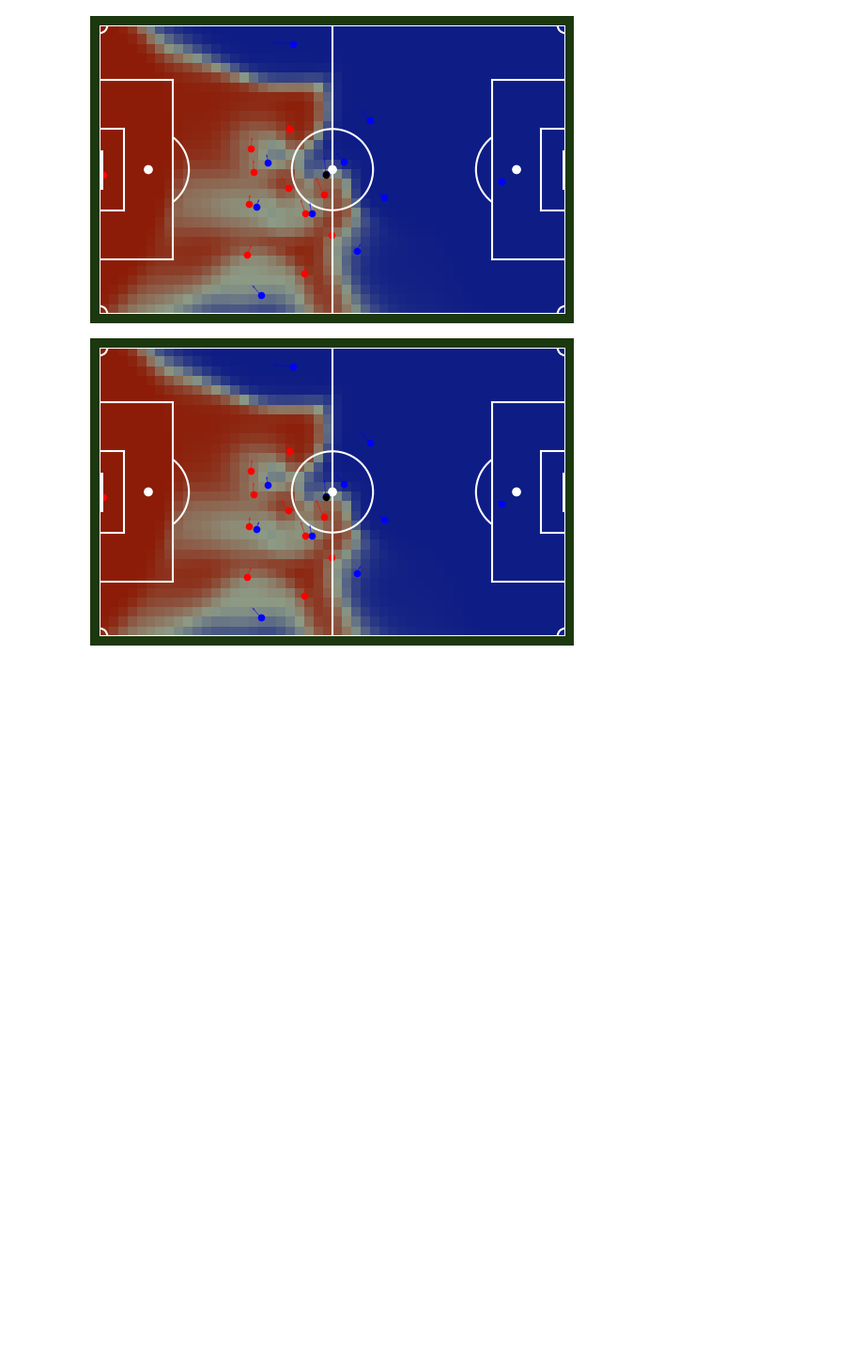
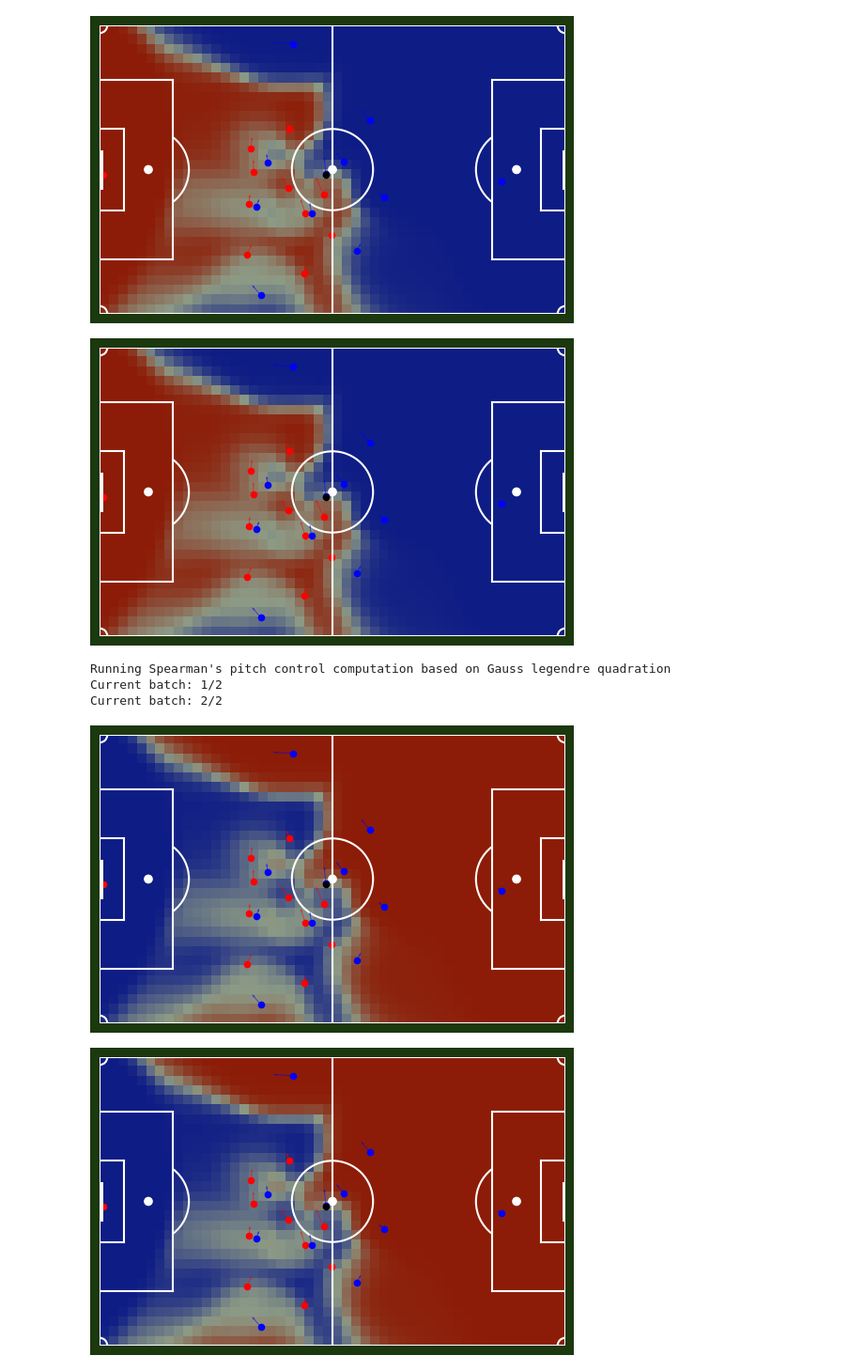
Before and after one commit to DavidB1999/My_Football_Analytics, a Jupyter notebook: Position_data/PitchControl/Pitch_Control_TB.ipynb, the cells around one changed output. Shown at 94% size. Cells and saved outputs as stored; diff of their text form; code cells hidden in the pictures; blank space fills up the shorter version.

Commit message:
Included team option

```diff
--- a/Position_data/PitchControl/Pitch_Control_TB.ipynb
+++ b/Position_data/PitchControl/Pitch_Control_TB.ipynb
@@ -93,3 +93,11 @@ Current batch: 1/2
 Current batch: 2/2
 [figure]
 [figure]
+# %%
+pitch_control.plot_tensor_pitch_control(td_object=td_object, frame=100, team='Away')
+# %% [output]
+Running Spearman's pitch control computation based on Gauss legendre quadration
+Current batch: 1/2
+Current batch: 2/2
+[figure, added]
+[figure, added]
```
Also changed, not shown: parts of 1 cell of this notebook, 2 other files.
